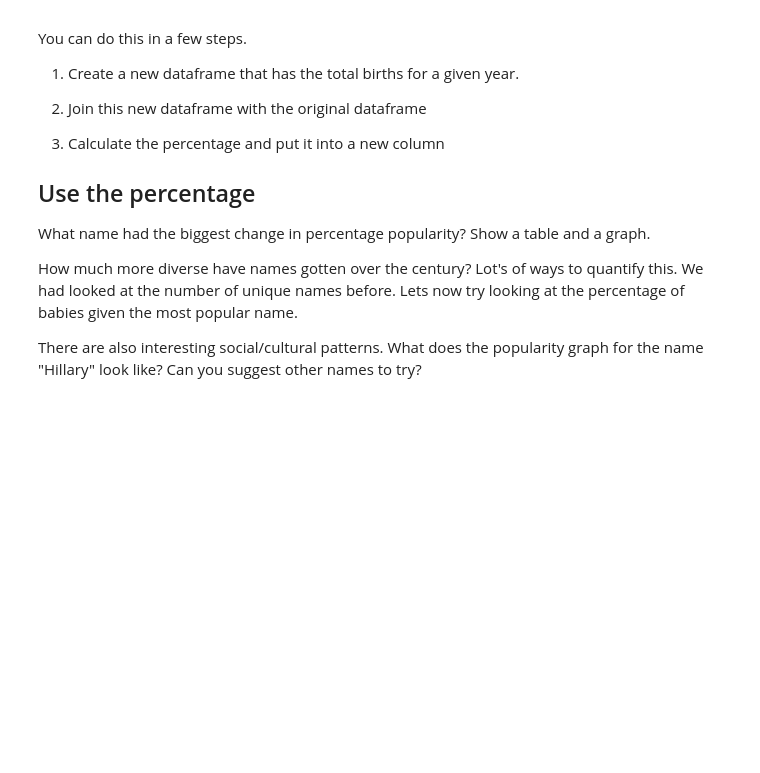
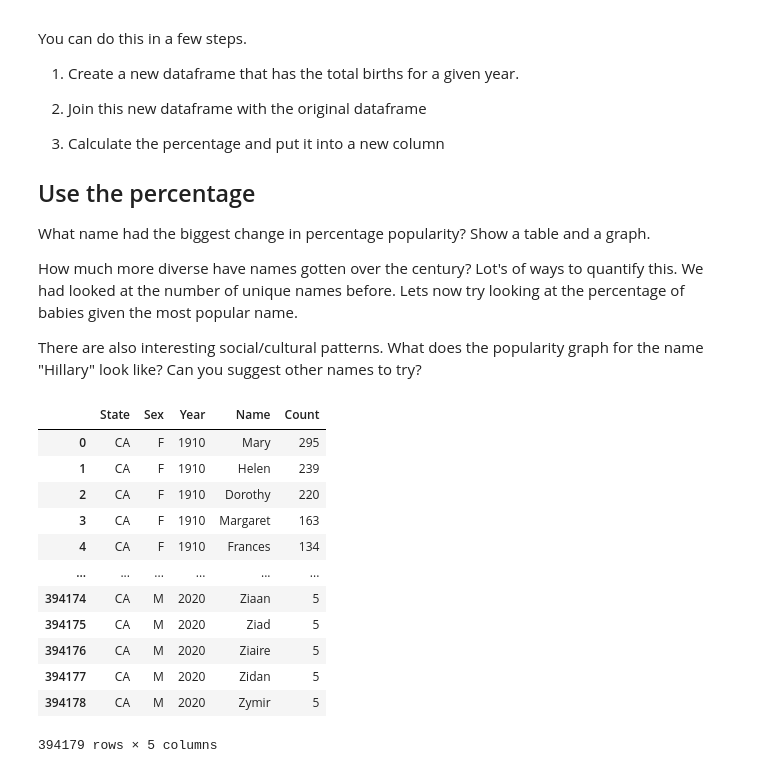
Before and after one commit to aleslab/PS4106_2022-23, a Jupyter notebook: week_4/Pandas-3-MultipleDatasets.ipynb, the cells around one changed output. Saved outputs shown, nothing was run; the diff lists cells and outputs as text; code cells hidden in the pictures; blank space fills up the shorter version.

Commit message:
added babynames file in week_4

```diff
--- a/week_4/Pandas-3-MultipleDatasets.ipynb
+++ b/week_4/Pandas-3-MultipleDatasets.ipynb
@@ -758,3 +758,24 @@ What name had the biggest change in percentage popularity?  Show a table and a g
 How much more diverse have names gotten over the century? Lot's of ways to quantify this.  We had looked at the number of unique names before.  Lets now try looking at the percentage of babies given the most popular name.
 
 There are also interesting social/cultural patterns.  What does the popularity graph for the name "Hillary" look like?  Can you suggest other names to try?
+# %%
+#I'll load the file for you.  Note the babynames file we've been using doesn't have labels for columns.
+#We explicitly label the columns using the "field_names" list vairable.
+ca_name = 'CA.TXT'
+field_names = ['State', 'Sex', 'Year', 'Name', 'Count']
+babynames = pd.read_csv(ca_name, header=None, names=field_names)
+babynames
+# %% [output]
+|  | State | Sex | Year | Name | Count |
+| 0 | CA | F | 1910 | Mary | 295 |
+| 1 | CA | F | 1910 | Helen | 239 |
+| 2 | CA | F | 1910 | Dorothy | 220 |
+| 3 | CA | F | 1910 | Margaret | 163 |
+| 4 | CA | F | 1910 | Frances | 134 |
+| ... | ... | ... | ... | ... | ... |
+| 394174 | CA | M | 2020 | Ziaan | 5 |
+| 394175 | CA | M | 2020 | Ziad | 5 |
+| 394176 | CA | M | 2020 | Ziaire | 5 |
+| 394177 | CA | M | 2020 | Zidan | 5 |
+| 394178 | CA | M | 2020 | Zymir | 5 |
+394179 rows × 5 columns
```
Also changed, not shown: parts of 6 cells of this notebook, 1 other file.
